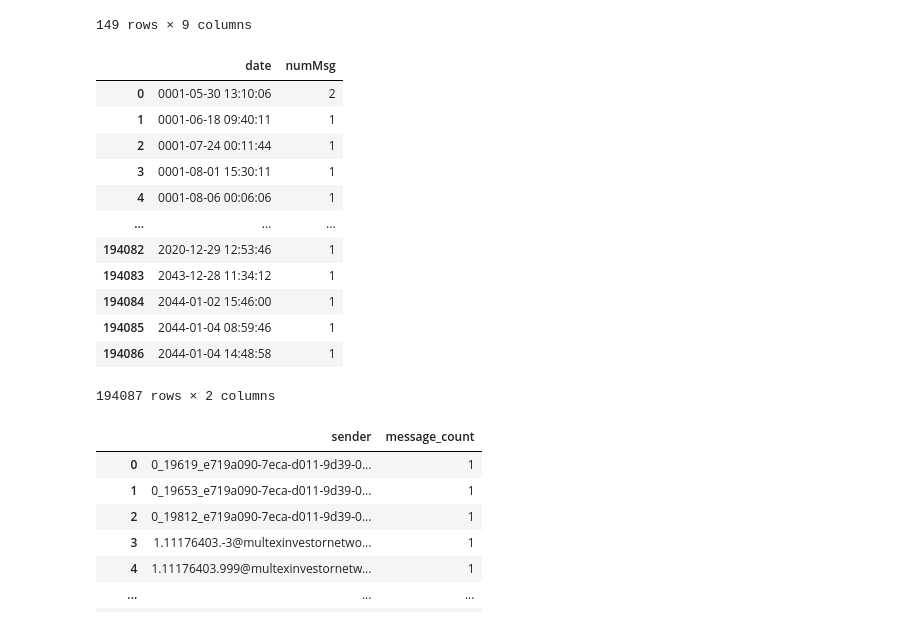
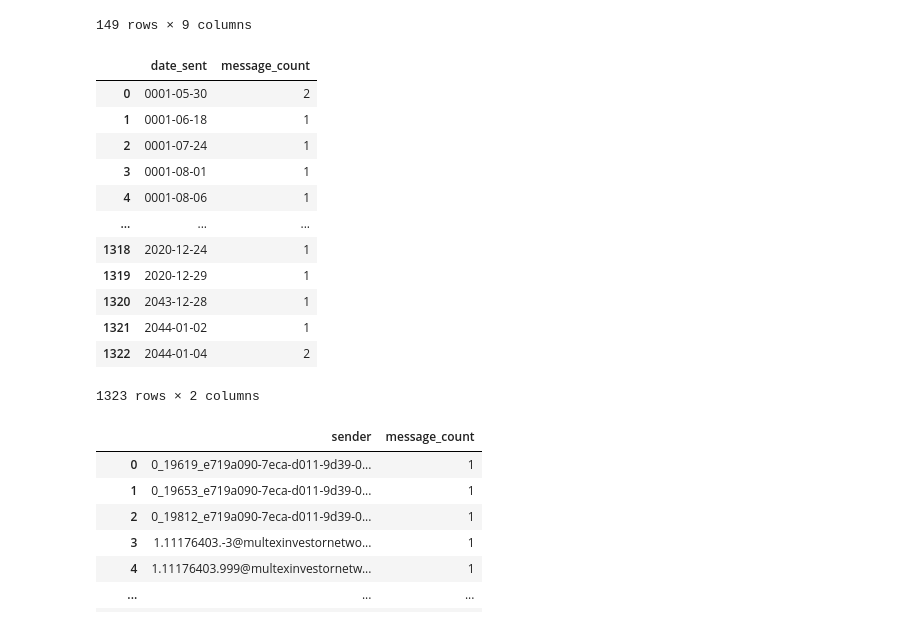
Before and after one commit to nathancomley/ASSIGNMENT-2, a Jupyter notebook: ASSESMENT_2_(TEST_PAD)_.ipynb, the cells around one changed output. Drawn from its saved outputs; the diff is of its cells as text; code cells hidden in the pictures.

Commit message:
updated the number of messages by date code

```diff
--- a/ASSESMENT_2_(TEST_PAD)_.ipynb
+++ b/ASSESMENT_2_(TEST_PAD)_.ipynb
@@ -49,31 +49,31 @@ Employeelist_df
 | 148 | 150 | Liz | Taylor | liz.taylor@enron.com | liz.m.taylor@enron.com | m..taylor@enron.com |  | whalley-l | N/A |
 149 rows × 9 columns
 # %%
-#Query for the number of messages that were sent to/from Enron employees by date
+# New Query for the number of messages that were sent to/from Enron employees by date.
 
 sql='''
-SELECT date, count(mid) AS numMsg
- FROM message
- GROUP BY date
- ORDER BY date;
+SELECT date(date) AS date_sent, count(mid) AS message_count
+  FROM message
+  GROUP BY date_sent
+  ORDER BY date_sent;
 '''
 # Load the data into a DataFrame
 CountByDate_df = pd.read_sql_query(sql,conn)
 CountByDate_df
 # %% [output]
-|  | date | numMsg |
-| 0 | 0001-05-30 13:10:06 | 2 |
-| 1 | 0001-06-18 09:40:11 | 1 |
-| 2 | 0001-07-24 00:11:44 | 1 |
-| 3 | 0001-08-01 15:30:11 | 1 |
-| 4 | 0001-08-06 00:06:06 | 1 |
+|  | date_sent | message_count |
+| 0 | 0001-05-30 | 2 |
+| 1 | 0001-06-18 | 1 |
+| 2 | 0001-07-24 | 1 |
+| 3 | 0001-08-01 | 1 |
+| 4 | 0001-08-06 | 1 |
 | ... | ... | ... |
-| 194082 | 2020-12-29 12:53:46 | 1 |
-| 194083 | 2043-12-28 11:34:12 | 1 |
-| 194084 | 2044-01-02 15:46:00 | 1 |
-| 194085 | 2044-01-04 08:59:46 | 1 |
-| 194086 | 2044-01-04 14:48:58 | 1 |
+| 1318 | 2020-12-24 | 1 |
+| 1319 | 2020-12-29 | 1 |
+| 1320 | 2043-12-28 | 1 |
+| 1321 | 2044-01-02 | 1 |
+| 1322 | 2044-01-04 | 2 |
-194087 rows × 2 columns
+1323 rows × 2 columns
 # %%
 # query for number of emails for each employee.
 
```
Also changed, not shown: parts of 2 cells of this notebook.
